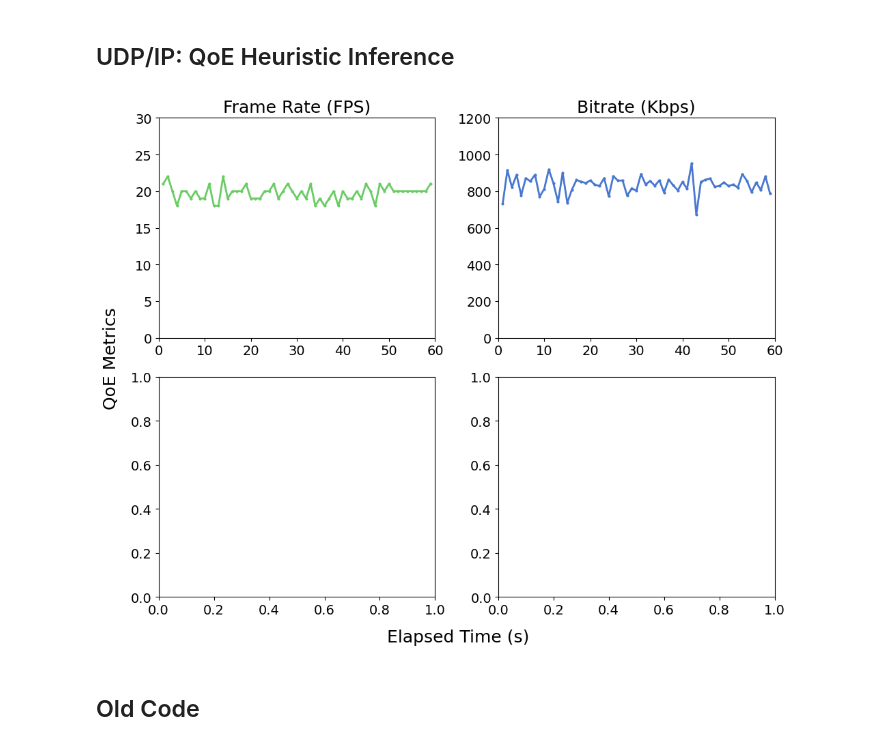
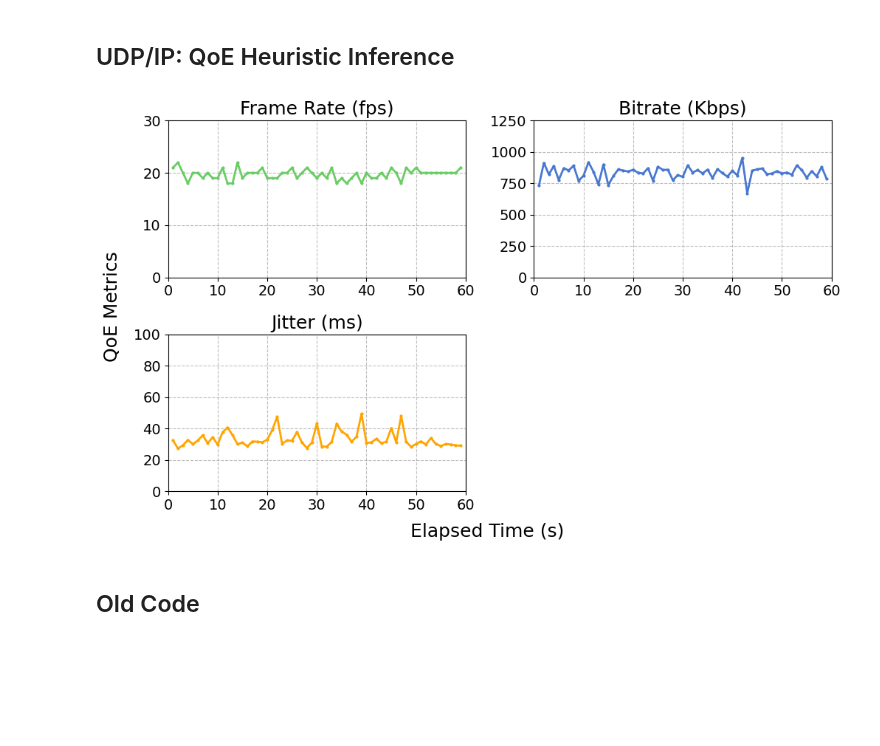
Before and after one commit to AlSchlo/webrtc-prud, a Jupyter notebook: googlemeets_analytics.ipynb, the cells around one changed output. Cells and saved outputs as stored; diff of their text form; code cells hidden in the pictures; blank space fills up the shorter version.

```diff
--- a/googlemeets_analytics.ipynb
+++ b/googlemeets_analytics.ipynb
@@ -185,7 +187,7 @@ def get_frame_bits(frames, size):
         sizes.append(sum([e[1] for e in zip(frames, size) if e[0] == f]) * 8)
     return sizes
 # %%
-def frame_and_bit_rates(frames, elapsed, end_times, bits, window):
+def qoe(frames, elapsed, end_times, bits, window):
     included = set()
     frames_rates = []
     bit_rates = []
@@ -193,25 +195,35 @@ def frame_and_bit_rates(frames, elapsed, end_times, bits, window):
     curr_bits = 0
     curr_start = start_times[0]
     target_end = curr_start + window
+    prev = None
+    jitter_rates = []
+    jitters = []
     for idx, e in enumerate(elapsed):
         if e >= target_end:
             curr_start = target_end
             target_end = target_end + window
             frames_rates.append(curr_frames / window)
             bit_rates.append(curr_bits / window)
+            jitter_rates.append(np.std(np.array(jitters)))
             curr_frames = 0
             curr_bits = 0
+            jitters = []
         f = frames[idx]
         if f in included:
             continue
         else:
             if end_times[idx] < target_end:
+                if prev:
+                    jitters.append(end_times[prev] - end_times[idx])
                 curr_bits += bits[idx]
                 curr_frames += 1
                 included.add(f)
+                prev = idx
+
     frames_rates.append(curr_frames / window)
     bit_rates.append(curr_bits / window)
-    return frames_rates, bit_rates
+    jitter_rates.append(np.std(np.array(jitters)))
+    return frames_rates, bit_rates, jitter_rates
 # %%
 start_times = get_times(frames[::-1], elapsed[::-1])[::-1]
 end_times = get_times(frames, elapsed)
@@ -223,22 +235,26 @@ def plot_rates(rates, window, y_max, title, color, ax):
     ax.set_xlim(0, duration)
     ax.set_ylim(0, y_max)
     ax.set_title(title)
+    ax.grid(True, linestyle='--', color='gray', alpha=0.5)
 # %%
 window = 1
-frame_rates, bit_rates = frame_and_bit_rates(frames, elapsed, end_times, frame_bits, window)
+frame_rates, bit_rates, jitter = qoe(frames, elapsed, end_times, frame_bits, window)
 # %%
-fig, ax = plt.subplots(2, 2, figsize=(10, 8))
+fig, ax = plt.subplots(2, 2, figsize=(10, 6))
 
-plot_rates(frame_rates, window, 30, "Frame Rate (FPS)", green, ax[0][0])
-plot_rates(np.array(bit_rates) / 1000, window, 1200, "Bitrate (Kbps)", blue, ax[0][1])
+plot_rates(frame_rates, window, 30, "Frame Rate (fps)", green, ax[0][0])
+plot_rates(np.array(bit_rates) / 1000, window, 1250, "Bitrate (Kbps)", blue, ax[0][1])
+plot_rates(np.array(jitter) * 1000, window, 100, "Jitter (ms)", 'orange', ax[1][0])
+
+fig.delaxes(ax[1][1])
 
 fig.text(-0.02, 0.5, 'QoE Metrics', va='center', rotation='vertical', fontsize=18)
 fig.text(0.5, -0.02, 'Elapsed Time (s)', ha='center', fontsize=18)
 
 plt.tight_layout()
 plt.show()
 # %% [output]
-[figure, old version]
+[figure, new version]
 # %% [markdown]
 ## Old Code
 # %%
```
Also changed, not shown: parts of 2 cells of this notebook.
